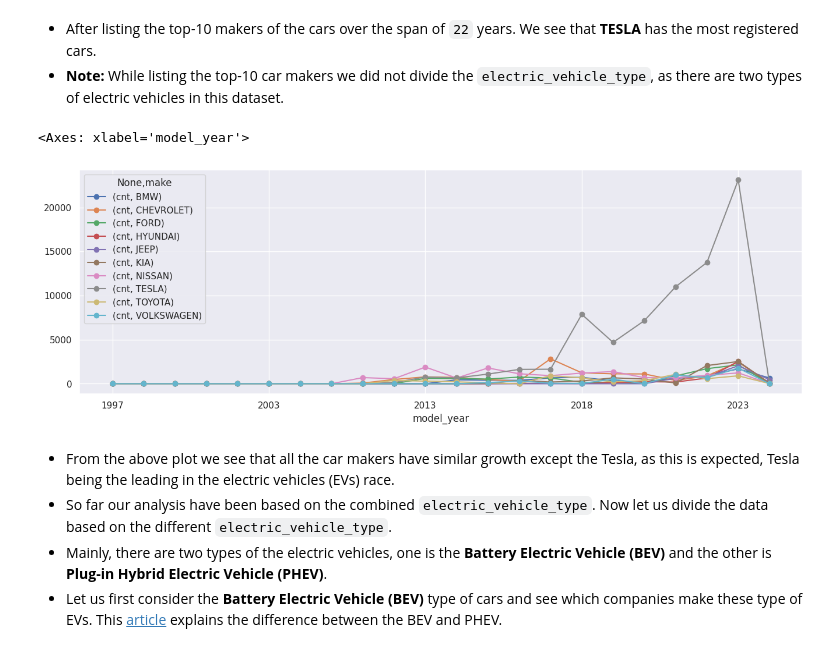
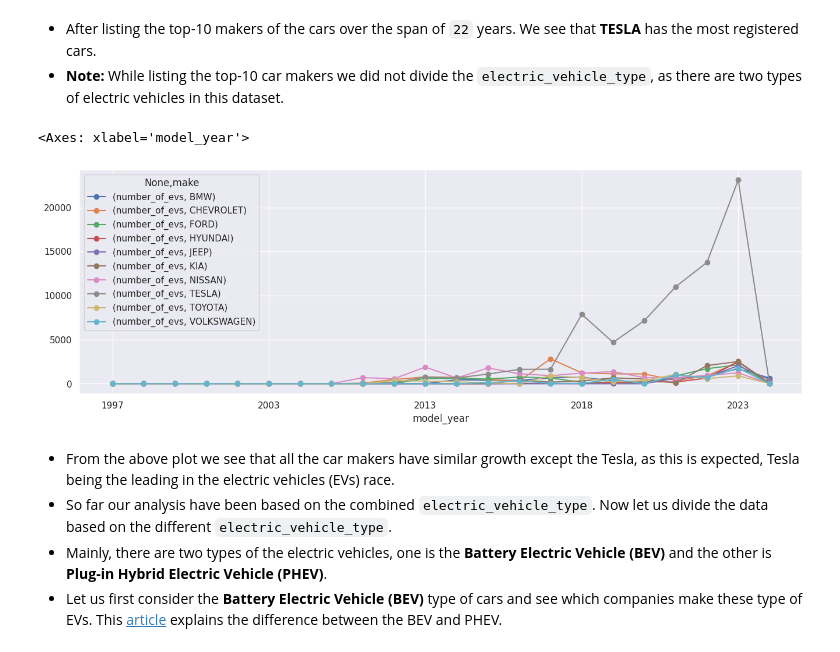
Before and after one commit to Murad1997/DS-Portfolio, a Jupyter notebook: Data_analysis_and_modeling.ipynb, the cells around one changed output. Cells and saved outputs as stored; diff of their text form; code cells hidden in the pictures.

```diff
--- a/Data_analysis_and_modeling.ipynb
+++ b/Data_analysis_and_modeling.ipynb
@@ -227,15 +227,15 @@ top10 = \
 # %%
 fig, ax = plt.subplots(figsize = (16, 5))
 (df[lambda df_: df_.make.isin(top10)]
  .assign(make = lambda df_: df_.make.astype('string'))
  .groupby(by = ['model_year', 'make'])
- .agg(cnt = ('model', 'count'))
+ .agg(number_of_evs = ('model', 'count'))
  .unstack()
- .plot(y = ['cnt'], style = '-o', ax = ax)
+ .plot(y = ['number_of_evs'], style = '-o', ax = ax)
 )
 # %% [output]
 <Axes: xlabel='model_year'>
-[figure, old version]
+[figure, new version]
 # %% [markdown]
   - From the above plot we see that all the car makers have similar growth except the Tesla, as this is expected, Tesla being the leading in the electric vehicles (EVs) race.
   - So far our analysis have been based on the combined `electric_vehicle_type`. Now let us divide the data based on the different `electric_vehicle_type`.
```
Also changed, not shown: parts of 5 cells of this notebook.
